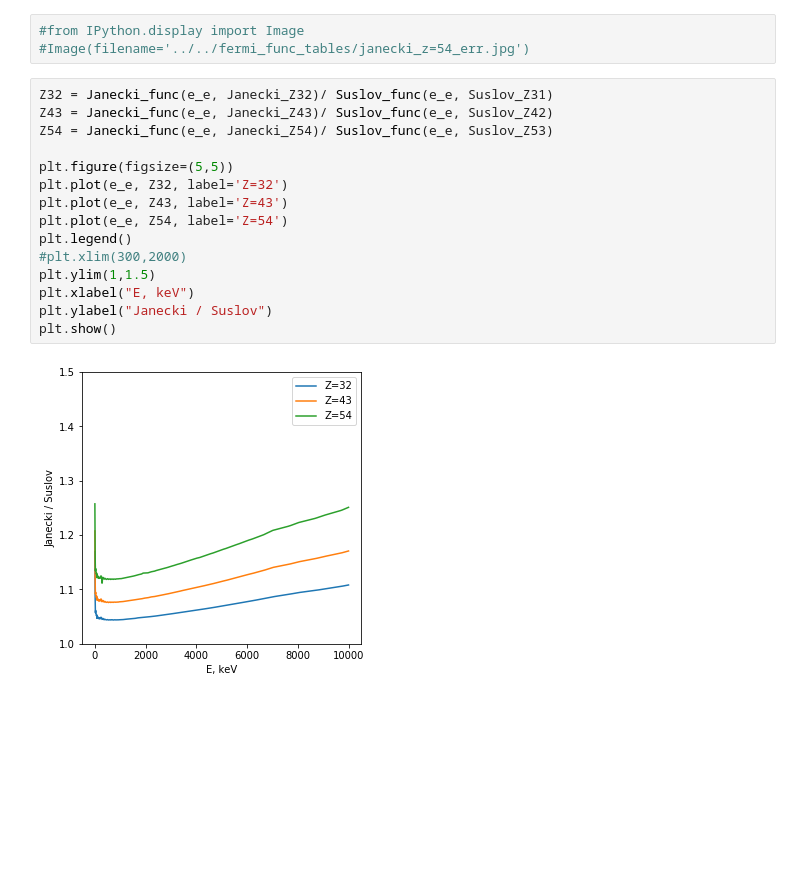
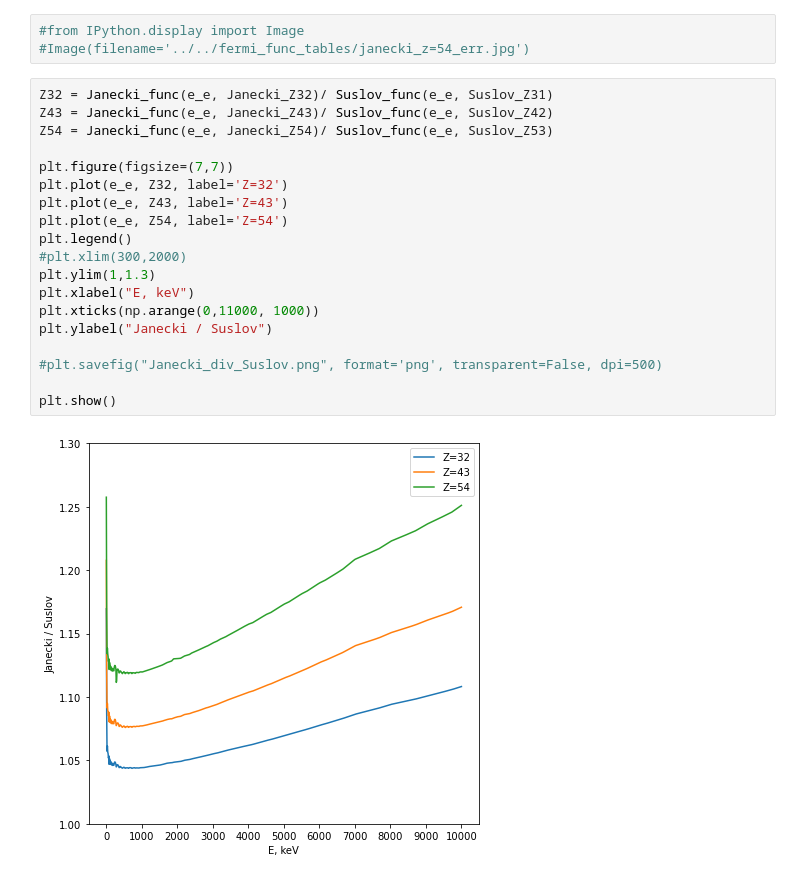
Before and after one commit to Almaz93/neutrino, a Jupyter notebook: double_beta_decay/Almaz's work/calculation/fermi_func_relation2.ipynb, the cells around one changed output. Drawn from its saved outputs; the diff is of its cells as text; blank space fills up the shorter version.

```diff
--- a/double_beta_decay/Almaz's work/calculation/fermi_func_relation2.ipynb
+++ b/double_beta_decay/Almaz's work/calculation/fermi_func_relation2.ipynb
@@ -153,17 +157,21 @@ plt.show()
 # %%
 Z32 = Janecki_func(e_e, Janecki_Z32)/ Suslov_func(e_e, Suslov_Z31)
 Z43 = Janecki_func(e_e, Janecki_Z43)/ Suslov_func(e_e, Suslov_Z42)
 Z54 = Janecki_func(e_e, Janecki_Z54)/ Suslov_func(e_e, Suslov_Z53)
 
-plt.figure(figsize=(5,5))
+plt.figure(figsize=(7,7))
 plt.plot(e_e, Z32, label='Z=32')
 plt.plot(e_e, Z43, label='Z=43')
 plt.plot(e_e, Z54, label='Z=54')
 plt.legend()
 #plt.xlim(300,2000)
-plt.ylim(1,1.5)
+plt.ylim(1,1.3)
 plt.xlabel("E, keV")
+plt.xticks(np.arange(0,11000, 1000))
 plt.ylabel("Janecki / Suslov")
+
+#plt.savefig("Janecki_div_Suslov.png", format='png', transparent=False, dpi=500)
+
 plt.show()
 # %% [output]
-[figure, old version]
+[figure, new version]
```
Also changed, not shown: parts of 11 cells of this notebook, 17 other files.
